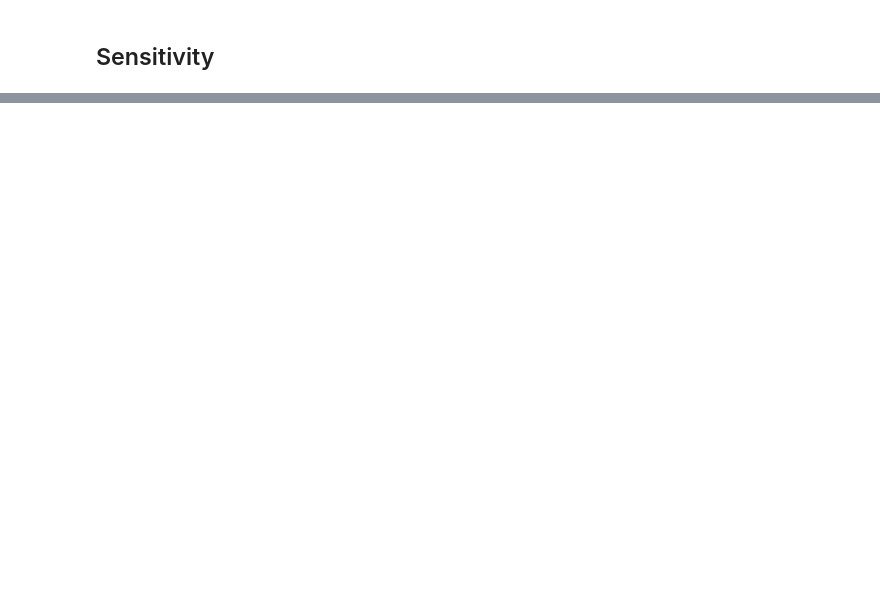
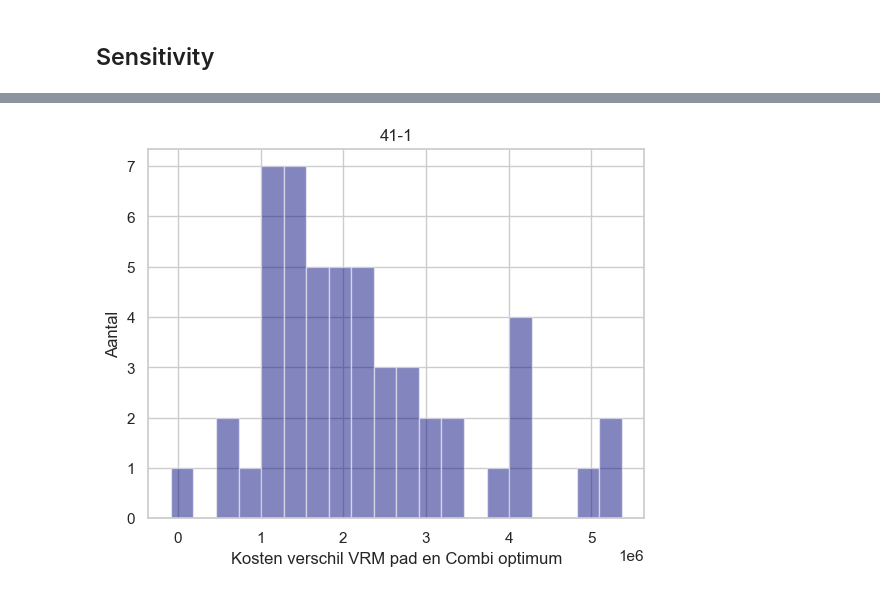
Before and after one commit to Deltares/Veiligheidsrendement, a Jupyter notebook: scripts/design/old/plot_sensitivity.ipynb, the cells around one changed output, grey strips where cells are left out. Saved outputs shown, nothing was run; the diff lists cells and outputs as text; code cells hidden in the pictures; blank space fills up the shorter version.

```diff
--- a/scripts/design/old/plot_sensitivity.ipynb
+++ b/scripts/design/old/plot_sensitivity.ipynb
@@ -17,6 +17,7 @@ from scripts.postprocessing.database_analytics import get_minimal_tc_step
 from vrtool.orm.models import DikeTrajectInfo
 # %%
 def show_results_sensitivity_analysis():
+    # path = Path(r"C:\Users\hauth\OneDrive - Stichting Deltares\projects\VRTool\databases\38-1\automation")
     path = Path(r"C:\Users\hauth\OneDrive - Stichting Deltares\projects\VRTool\databases\41-1_test_automation\automation")
 
     # Input
@@ -28,14 +29,23 @@ def show_results_sensitivity_analysis():
     # df results with DSN point, least_expensive point and vrm eco point
     df_results = pd.DataFrame(columns=['least_expensive_combination_cost', 'least_expensive_combination_pf',
                                        'dsn_point_cost', 'dsn_point_pf', 'vrm_eco_point_cost', 'vrm_eco_point_pf'])
+
+    # retrieve coordinates of the 4 points
     cheapest_combination_cost, cheapest_combination_pf = [], []
     dsn_point_cost, dsn_point_pf = [], []
     vrm_eco_point_cost, vrm_eco_point_pf = [], []
+    vrm_optimal_point_cost, vrm_optimal_point_pf = [], []  # point on the VR path fullfilling the target reliability.
+    LE = []
+    i = 0
     for db_path in path.glob("*.db"):
         print("Database: ", db_path)
         traject_probs = get_traject_probs(db_path)
         p_max = DikeTrajectInfo.get(DikeTrajectInfo.id == 1).p_max * 0.52
+        traject_name = DikeTrajectInfo.get(DikeTrajectInfo.id == 1).traject_name
         optimization_steps = get_optimization_steps_for_run_id(db_path, 1)
+        ind_2075 = np.where(np.array(traject_probs[0][0]) == 50)[0][0]  # find index where traject_probs[0][0] == 50
+        pf_2075 = [traject_probs[i][1][ind_2075] for i in range(len(traject_probs))]
+        cost_vrm = [optimization_steps[i]['total_lcc'] for i in range(len(traject_probs))]
 
         #### Get all combinations
 
@@ -45,13 +55,28 @@ def show_results_sensitivity_analysis():
         # Put all the measures in a DataFrame for DSN
         measures_df_with_dsn = get_measures_df_with_dsn(LE, t_design)
         df_combinations_results = get_cost_traject_pf_combinations(combination_df, measures_df_with_dsn)
+        cheapest_combination = get_least_expensive_combination_point(df_combinations_results, p_max)
 
-        cheapest_combination_cost.append(get_least_expensive_combination_point(df_combinations_results, p_max)[0])
-        cheapest_combination_pf.append(get_least_expensive_combination_point(df_combinations_results, p_max)[1])
+        cheapest_combination_cost.append(cheapest_combination[0])
+        cheapest_combination_pf.append(cheapest_combination[1])
         dsn_point_cost.append(get_dsn_point_pf_cost(db_path)[0])
         dsn_point_pf.append(get_dsn_point_pf_cost(db_path)[1])
         vrm_eco_point_cost.append(get_vr_eco_optimum_point(traject_probs, optimization_steps)[0])
         vrm_eco_point_pf.append(get_vr_eco_optimum_point(traject_probs, optimization_steps)[1])
+
+        # Get distance between VR path and the least expensive combination
+        # Point 1: VR lowest complying with the target reliability
+        step_idx_pf_2075 = np.argwhere(np.array(pf_2075)<p_max*.52)[0][0]
+        vrm_optimal_point_pf.append(pf_2075[step_idx_pf_2075])
+        vrm_optimal_point_cost.append(cost_vrm[step_idx_pf_2075])
+
+        # LE
+        if i>50:
+            LE.append(True)
+        else:
+            LE.append(False)
+
+        i += 1
 
 
     df_results['least_expensive_combination_cost'] = cheapest_combination_cost
@@ -60,8 +85,11 @@ def show_results_sensitivity_analysis():
     df_results['dsn_point_pf'] = dsn_point_pf
     df_results['vrm_eco_point_cost'] = vrm_eco_point_cost
     df_results['vrm_eco_point_pf'] = vrm_eco_point_pf
+    df_results['vrm_optimal_point_cost'] = vrm_optimal_point_cost
+    df_results['vrm_optimal_point_pf'] = vrm_optimal_point_pf
+    df_results['LE'] = LE
     # save result in a csv
-    df_results.to_csv('results_sensitivity_analysis.csv')
+    df_results.to_csv(f'results_sensitivity_analysis_{traject_name}.csv')
 
     return df_results
 # %%
@@ -132,0 +173,13 @@ plot_sensitivity2(df_results, path_vrm, pmax)
+# %%
+def plot_distribution_distance_vr_path(df_sensitivity):
+    fig, ax = plt.subplots()
+    from scripts.design.deltares_colors import colors
+    ax.hist(df_sensitivity['distance_vr_path'], bins=20, color=colors[0], alpha=0.5)
+    ax.set_xlabel('Kosten verschil VRM pad en Combi optimum')
+    ax.set_ylabel('Aantal')
+    ax.set_title('41-1')
+
+    plt.show()
+plot_distribution_distance_vr_path(df_results)
+# %% [output]
+[figure, added]
```
Also changed, not shown: parts of 4 cells of this notebook, 7 other files.
